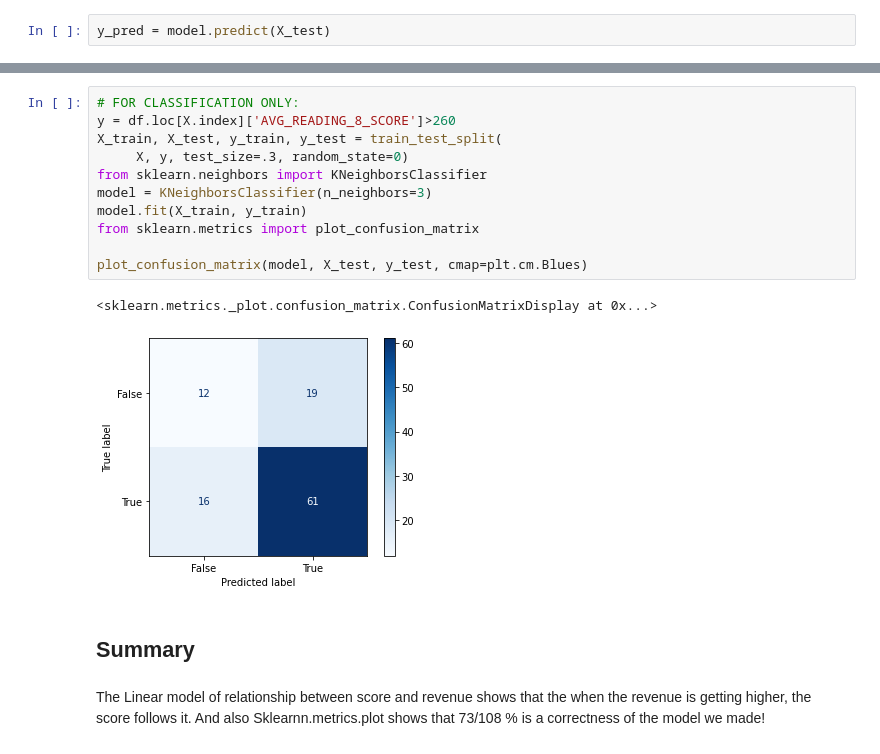
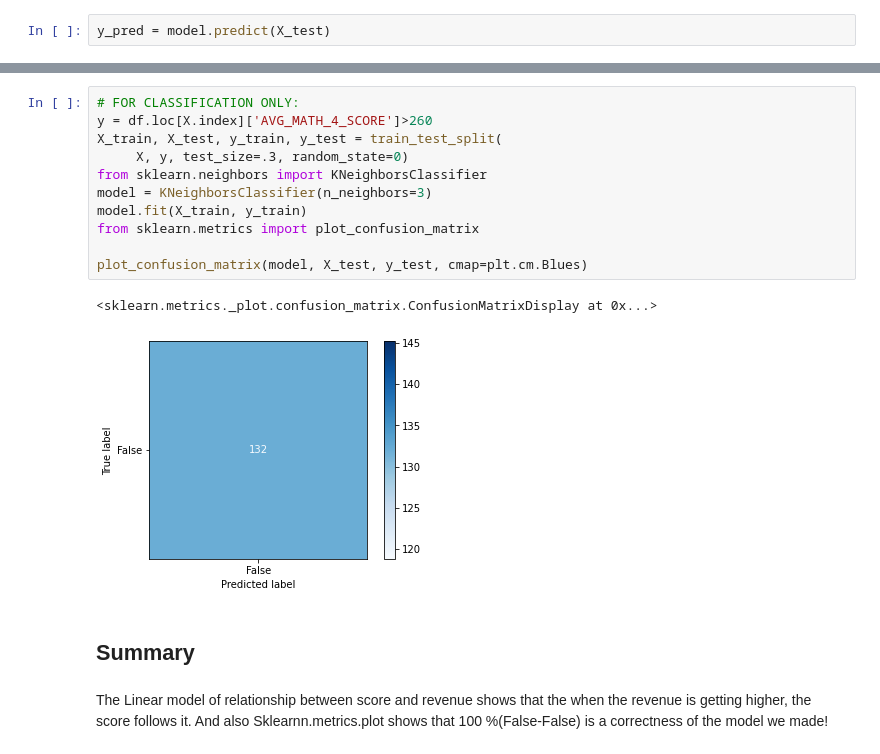
Before and after one commit to kteacher94/MDST_ST, a Jupyter notebook: checkpoint2/checkpoint2.ipynb, the cells around one changed output, grey strips where cells are left out. Cells and saved outputs as stored; diff of their text form.

```diff
--- a/checkpoint2/checkpoint2.ipynb
+++ b/checkpoint2/checkpoint2.ipynb
@@ -258,18 +258,18 @@ Text(0, 0.5, 'Math 4 Score')
 # %%
 # FOR CLASSIFICATION ONLY:
-y = df.loc[X.index]['AVG_READING_8_SCORE']>260
+y = df.loc[X.index]['AVG_MATH_4_SCORE']>260
 X_train, X_test, y_train, y_test = train_test_split(
      X, y, test_size=.3, random_state=0)
 from sklearn.neighbors import KNeighborsClassifier
 model = KNeighborsClassifier(n_neighbors=3)
 model.fit(X_train, y_train)
 from sklearn.metrics import plot_confusion_matrix
 
 plot_confusion_matrix(model, X_test, y_test, cmap=plt.cm.Blues)
 # %% [output]
 <sklearn.metrics._plot.confusion_matrix.ConfusionMatrixDisplay at 0x...>
-[figure, old version]
+[figure, new version]
 # %% [markdown]
 <h2> Summary </h2>
 # %% [markdown]
-The Linear model of relationship between score and revenue shows that the when the revenue is getting higher, the score follows it. And also Sklearnn.metrics.plot shows that 73/108 % is a correctness of the model we made!
+The Linear model of relationship between score and revenue shows that the when the revenue is getting higher, the score follows it. And also Sklearnn.metrics.plot shows that 100 %(False-False) is a correctness of the model we made!
```
Also changed, not shown: parts of 6 cells of this notebook.
